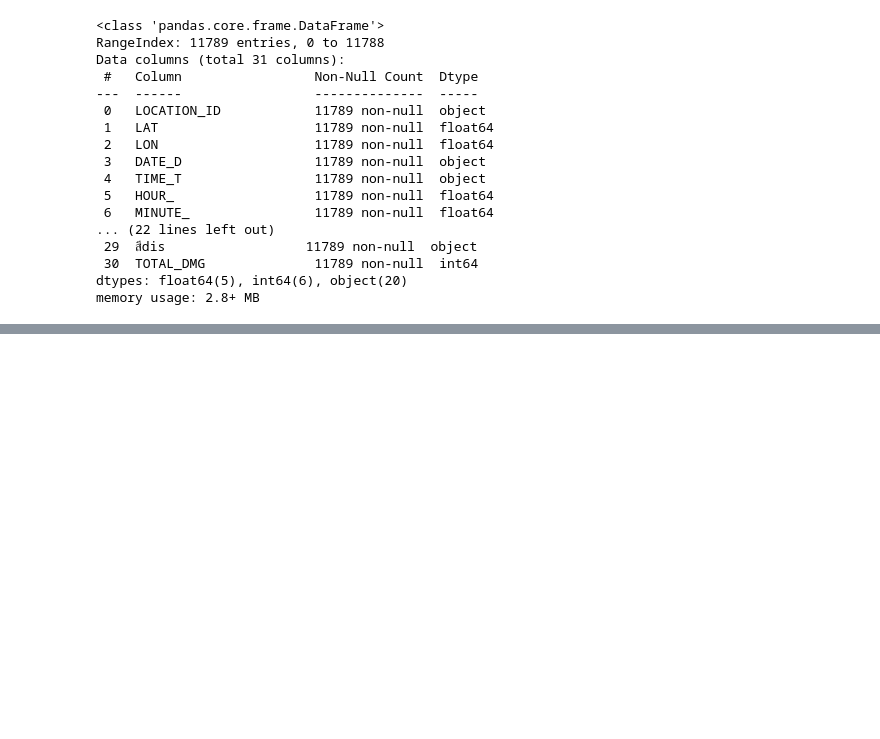
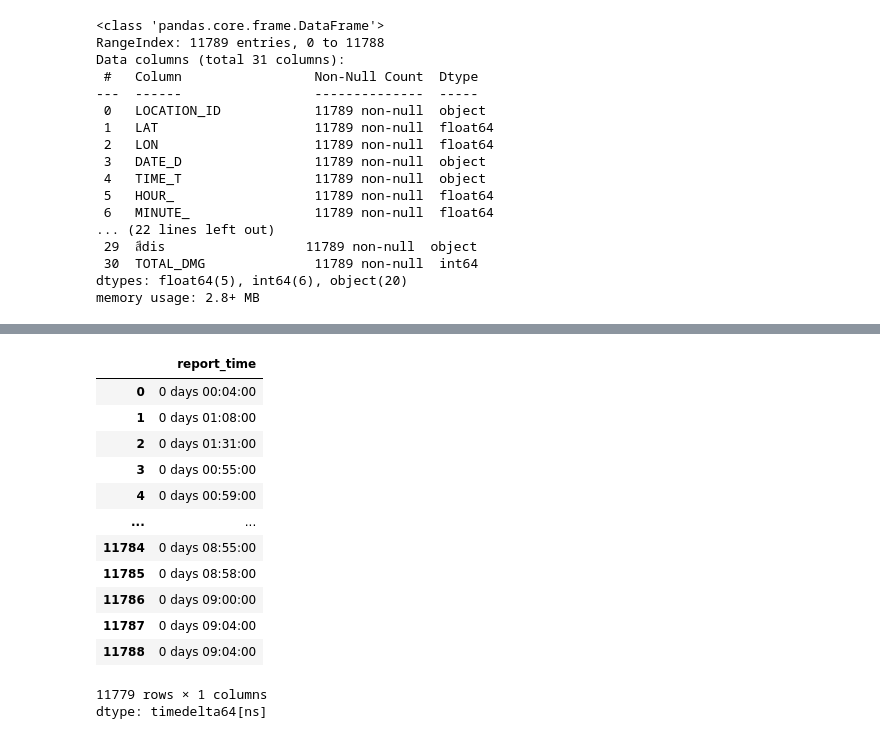
Before and after one commit to tontantip/Archive, a Jupyter notebook: portfolio/portfolio_pro1.ipynb, the cells around one changed output, grey strips where cells are left out. Saved outputs shown, nothing was run; the diff lists cells and outputs as text; code cells hidden in the pictures; blank space fills up the shorter version.

```diff
--- a/portfolio/portfolio_pro1.ipynb
+++ b/portfolio/portfolio_pro1.ipynb
@@ -172,0 +187,17 @@ df = df.drop(["ZONE","SUB_ZONE","SoftClay_m","WaterConte","LiquidLimi","Plastici
+# %%
+df['report_time']
+# %% [output]
+|  | report_time |
+| 0 | 0 days 00:04:00 |
+| 1 | 0 days 01:08:00 |
+| 2 | 0 days 01:31:00 |
+| 3 | 0 days 00:55:00 |
+| 4 | 0 days 00:59:00 |
+| ... | ... |
+| 11784 | 0 days 08:55:00 |
+| 11785 | 0 days 08:58:00 |
+| 11786 | 0 days 09:00:00 |
+| 11787 | 0 days 09:04:00 |
+| 11788 | 0 days 09:04:00 |
+11779 rows × 1 columns
+dtype: timedelta64[ns]
```
Also changed, not shown: parts of 11 cells of this notebook.
